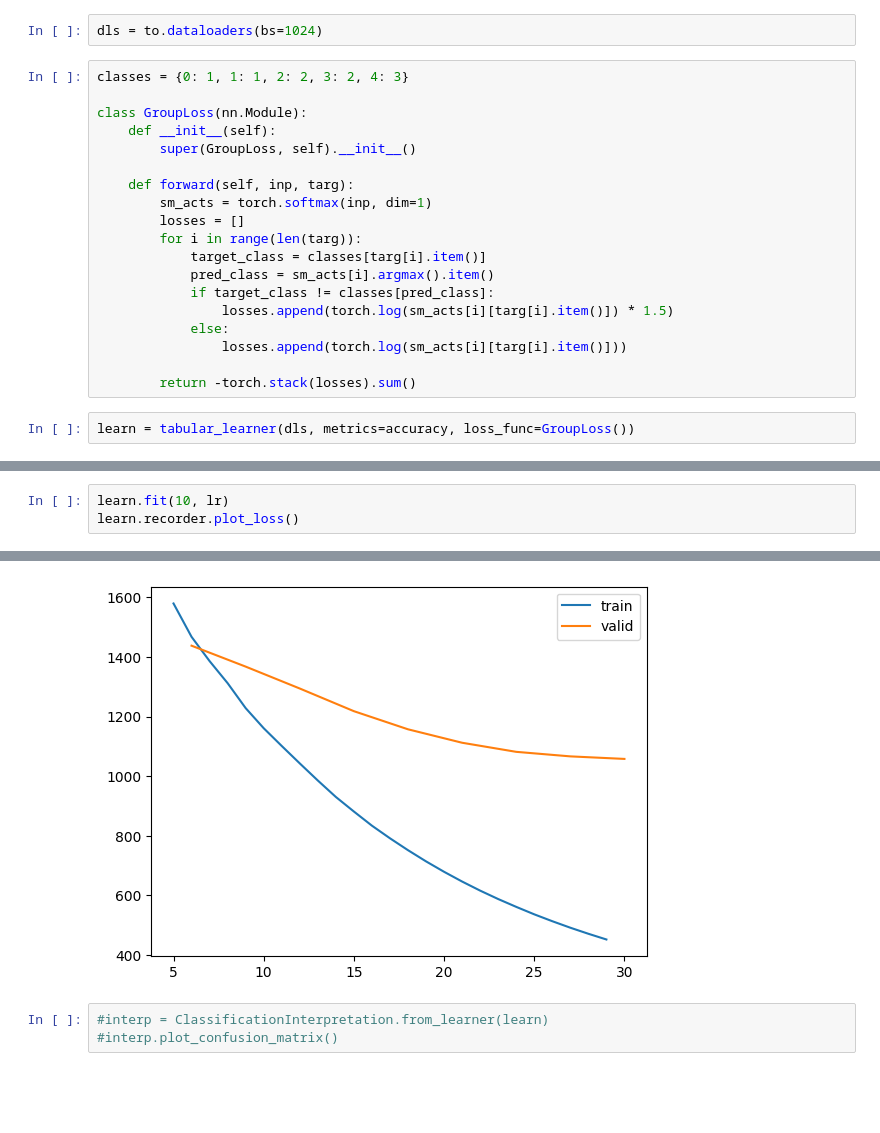
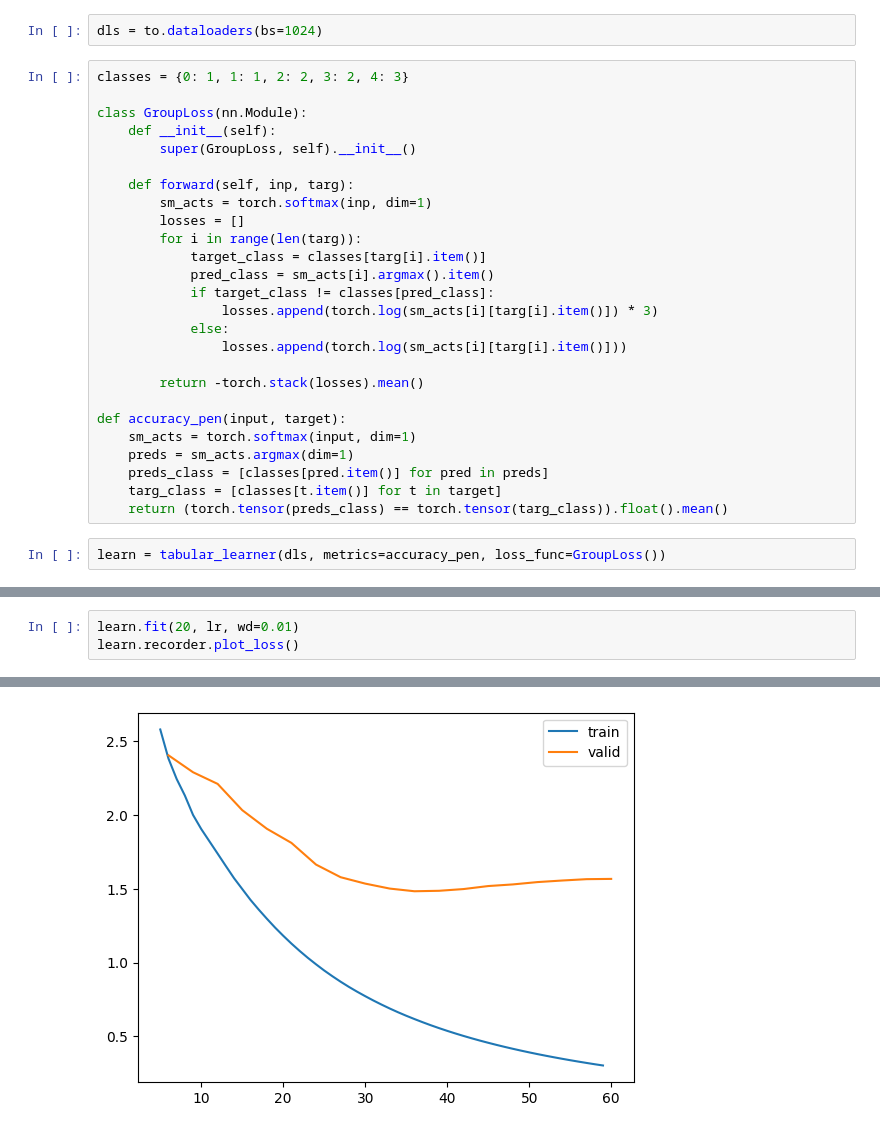
Before and after one commit to AndreaBaraldi99/ClinVarDNN, a Jupyter notebook: DNN_LFGroups.ipynb, the cells around one changed output, grey strips where cells are left out. Saved outputs shown, nothing was run; the diff lists cells and outputs as text; blank space fills up the shorter version.

```diff
--- a/DNN_LFGroups.ipynb
+++ b/DNN_LFGroups.ipynb
@@ -48,13 +48,20 @@ class GroupLoss(nn.Module):
             target_class = classes[targ[i].item()]
             pred_class = sm_acts[i].argmax().item()
             if target_class != classes[pred_class]:
-                losses.append(torch.log(sm_acts[i][targ[i].item()]) * 1.5)
+                losses.append(torch.log(sm_acts[i][targ[i].item()]) * 3)
             else:
                 losses.append(torch.log(sm_acts[i][targ[i].item()]))
 
-        return -torch.stack(losses).sum()
+        return -torch.stack(losses).mean()
+
+def accuracy_pen(input, target):
+    sm_acts = torch.softmax(input, dim=1)
+    preds = sm_acts.argmax(dim=1)
+    preds_class = [classes[pred.item()] for pred in preds]
+    targ_class = [classes[t.item()] for t in target]
+    return (torch.tensor(preds_class) == torch.tensor(targ_class)).float().mean()
 # %%
-learn = tabular_learner(dls, metrics=accuracy, loss_func=GroupLoss())
+learn = tabular_learner(dls, metrics=accuracy_pen, loss_func=GroupLoss())
 # %%
 lr = learn.lr_find()
 # %% [output]
@@ -63,4 +70,4 @@ lr = learn.lr_find()
 # %%
-learn.fit(10, lr)
+learn.fit(20, lr, wd=0.01)
 learn.recorder.plot_loss()
 # %% [output]
@@ -78,4 +91 @@ learn.recorder.plot_loss()
-[figure, old version]
+[figure, new version]
-# %%
-#interp = ClassificationInterpretation.from_learner(learn)
-#interp.plot_confusion_matrix()
```
Also changed, not shown: parts of 3 cells of this notebook.
